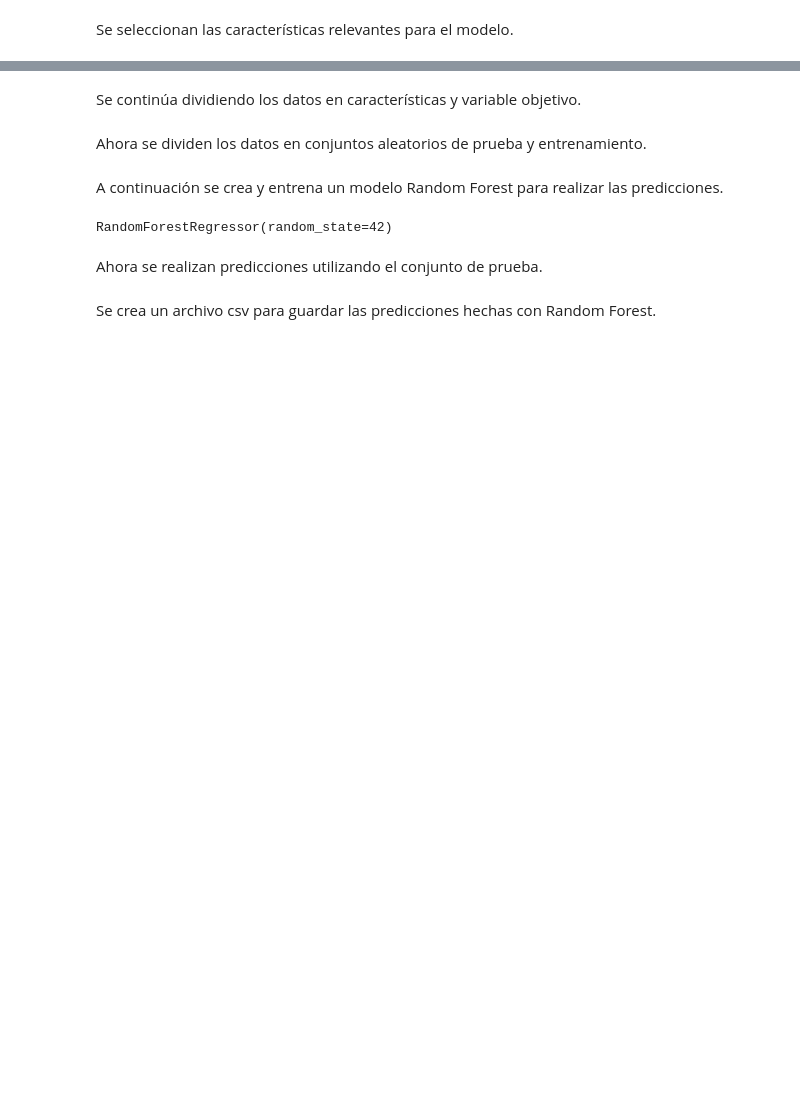
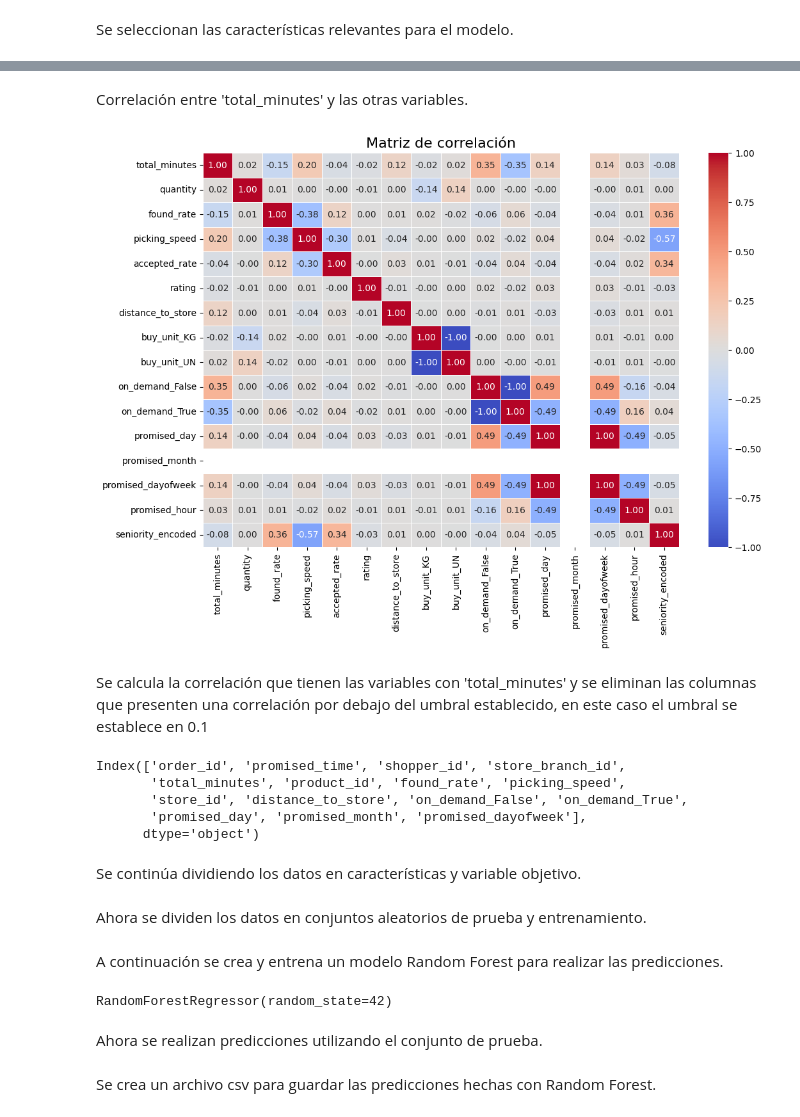
Before and after one commit to diego-oyarce/trabajo-final-ml, a Jupyter notebook: trabajo_final_ML.ipynb, the cells around one changed output, grey strips where cells are left out. Drawn from its saved outputs; the diff is of its cells as text; code cells hidden in the pictures; blank space fills up the shorter version.

Commit message:
Calculo de correlación

```diff
--- a/trabajo_final_ML.ipynb
+++ b/trabajo_final_ML.ipynb
@@ -86,3 +88,27 @@ target = 'total_minutes'
+# %% [markdown]
+Correlación entre 'total_minutes' y las otras variables.
+# %%
+correlation_matrix = data.corr()
+plt.figure(figsize=(12, 8))
+sns.heatmap(correlation_matrix, annot=True, cmap='coolwarm', fmt=".2f", linewidths=0.5)
+plt.title("Matriz de correlación", fontsize=16)
+plt.show()
+# %% [output]
+[figure, added]
+# %% [markdown]
+Se calcula la correlación que tienen las variables con 'total_minutes' y se eliminan las columnas que presenten una correlación por debajo del umbral establecido, en este caso el umbral se establece en 0.1
+# %%
+correlations = data.corr()['total_minutes'].abs()
+umbral = 0.1
+low_corr_columns = correlations[correlations < umbral].index
+data.drop(columns=low_corr_columns, inplace=True)
+print(data.columns)
+# %% [output]
+Index(['order_id', 'promised_time', 'shopper_id', 'store_branch_id',
+       'total_minutes', 'product_id', 'found_rate', 'picking_speed',
+       'store_id', 'distance_to_store', 'on_demand_False', 'on_demand_True',
+       'promised_day', 'promised_month', 'promised_dayofweek'],
+      dtype='object')
 # %% [markdown]
 Se continúa dividiendo los datos en características y variable objetivo.
 # %%
```
Also changed, not shown: parts of 4 cells of this notebook.
